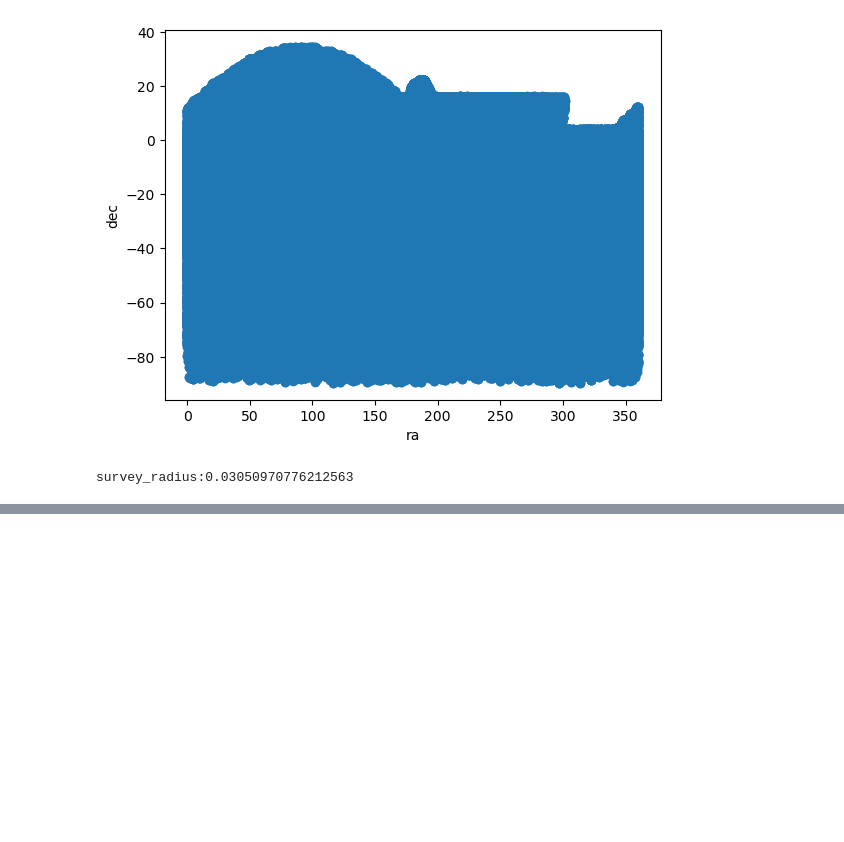
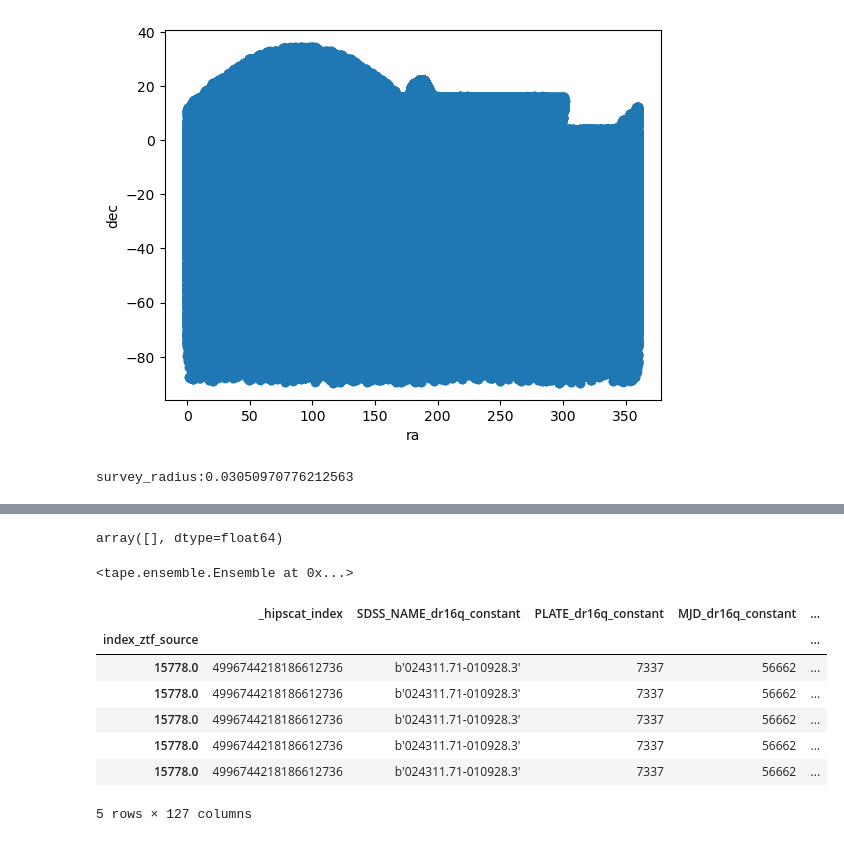
Before and after one commit to nevencaplar/JaxPeriodDrwFit, a Jupyter notebook: Drw_per_i.ipynb, the cells around one changed output, grey strips where cells are left out. Drawn from its saved outputs; the diff is of its cells as text; code cells hidden in the pictures; blank space fills up the shorter version.

Commit message:
try to run on Tape single pixel

```diff
--- a/Drw_per_i.ipynb
+++ b/Drw_per_i.ipynb
@@ -482,0 +650,6 @@ overlapping_database_iter[overlapping_database_iter['filter']=='lsstr']
+# %%
+test = pd.read_parquet("/astro/store/epyc/data3/hipscat/catalogs/tape_test/tape_test_obj/Norder=5/Dir=0/Npix=4438.parquet")
+lst = test.columns
+np.array(list(filter(lambda k: 'ztf' in k, lst)))
+# %% [output]
+array([], dtype=float64)
@@ -482,0 +659,22 @@ overlapping_database_iter[overlapping_database_iter['filter']=='lsstr']
+# %%
+col_map = ColumnMapper(id_col="index_ztf_source",
+    time_col="mjd_ztf_source",
+    flux_col="mag_ztf_source",
+    err_col="magerr_ztf_source",
+    band_col="band_ztf_source")
+
+ens.from_parquet(source_file="/astro/store/epyc/data3/hipscat/catalogs/tape_test/tape_test_sources/Norder=6/Dir=10000/Npix=17752.parquet",
+                 column_mapper=col_map)
+# %% [output]
+<tape.ensemble.Ensemble at 0x...>
+# %%
+ens.head("source")
+# %% [output]
+|  | _hipscat_index | SDSS_NAME_dr16q_constant | PLATE_dr16q_constant | MJD_dr16q_constant | ... |
+| index_ztf_source |  |  |  |  | ... |
+| 15778.0 | 4996744218186612736 | b'024311.71-010928.3' | 7337 | 56662 | ... |
+| 15778.0 | 4996744218186612736 | b'024311.71-010928.3' | 7337 | 56662 | ... |
+| 15778.0 | 4996744218186612736 | b'024311.71-010928.3' | 7337 | 56662 | ... |
+| 15778.0 | 4996744218186612736 | b'024311.71-010928.3' | 7337 | 56662 | ... |
+| 15778.0 | 4996744218186612736 | b'024311.71-010928.3' | 7337 | 56662 | ... |
+5 rows × 127 columns
```
Also changed, not shown: parts of 19 cells of this notebook.
